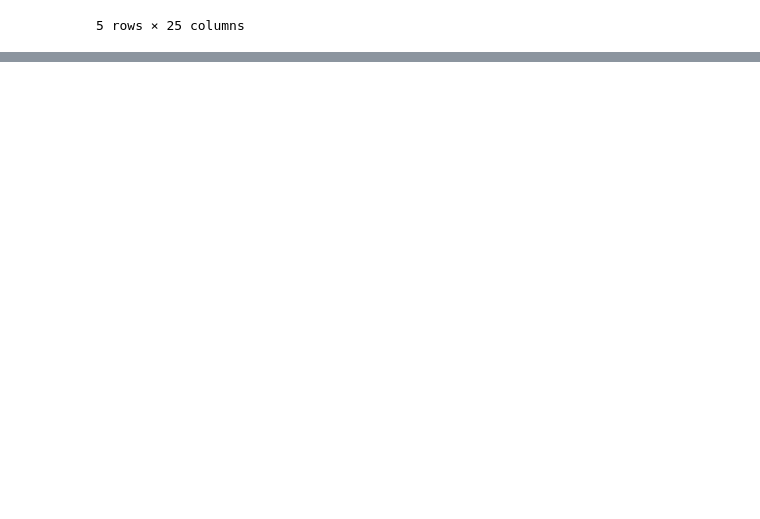
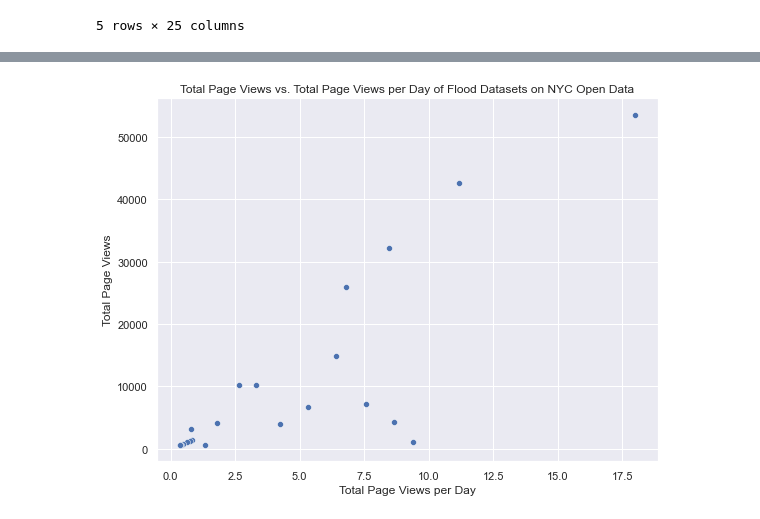
Before and after one commit to mebauer/nyc-flood-data, a Jupyter notebook: analysis.ipynb, the cells around one changed output, grey strips where cells are left out. Cells and saved outputs as stored; diff of their text form; code cells hidden in the pictures; blank space fills up the shorter version.

```diff
--- a/analysis.ipynb
+++ b/analysis.ipynb
@@ -337,0 +379,16 @@ plt.tight_layout()
+# %%
+fig, ax = plt.subplots(figsize=(8, 6))
+
+sns.scatterplot(
+    x=df['page_views_per_day'],
+    y=df['page_views_total'],
+    ax=ax
+)
+
+plt.title('Total Page Views vs. Total Page Views per Day of Flood Datasets on NYC Open Data')
+plt.xlabel('Total Page Views per Day')
+plt.ylabel('Total Page Views')
+
+plt.tight_layout()
+# %% [output]
+[figure, added]
```
Also changed, not shown: parts of 40 cells of this notebook, 5 other files.
